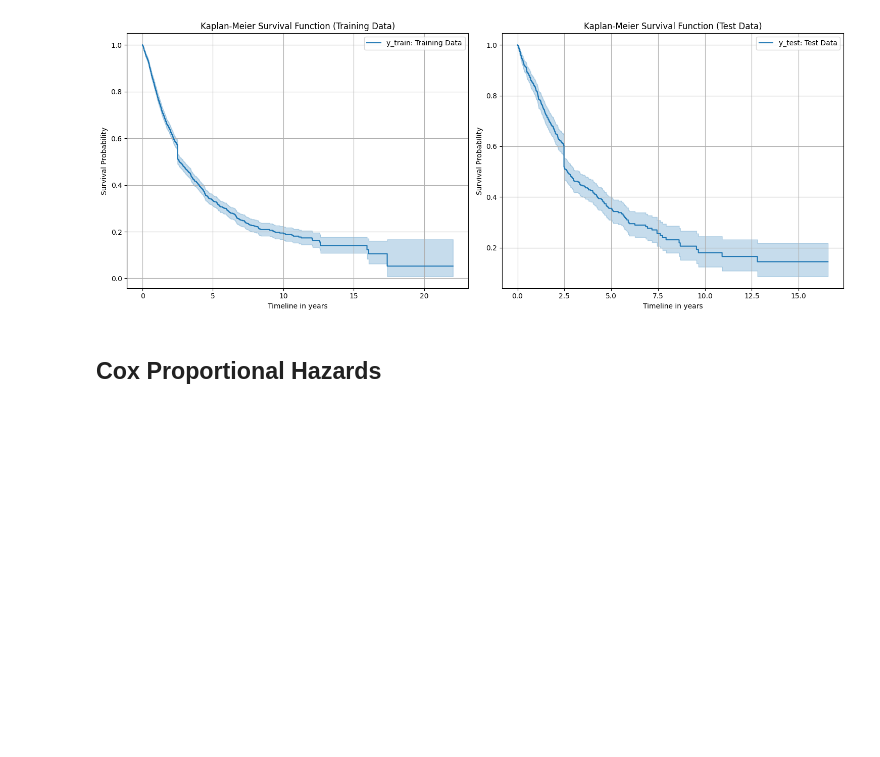
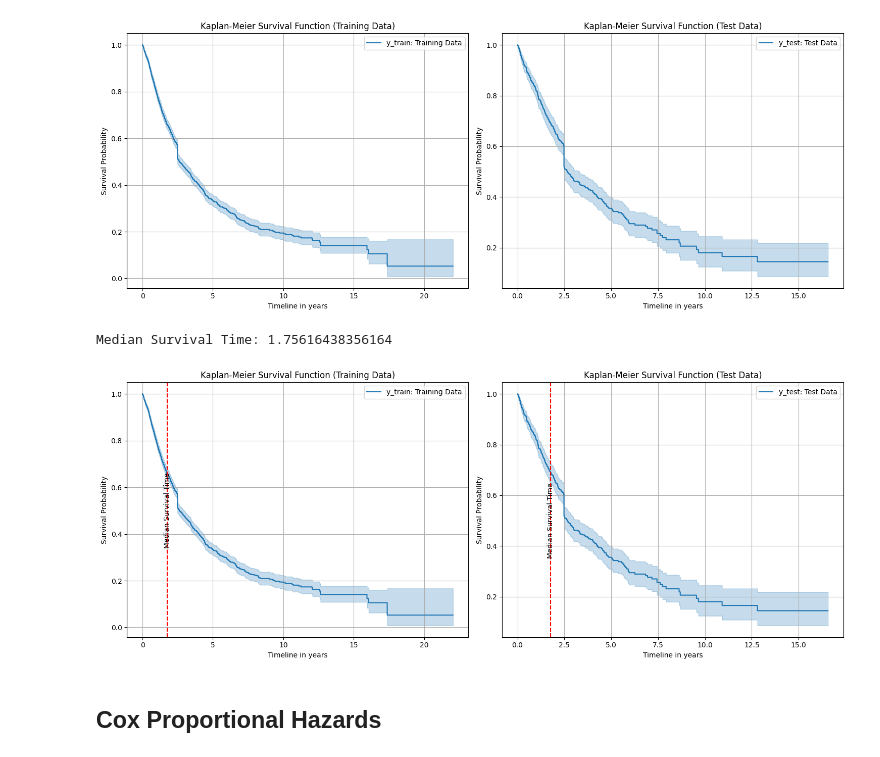
Before and after one commit to kaSae6/PredictLeukemiaSurvival, a Jupyter notebook: 2_BaselineModel/baseline_model copy_MM.ipynb, the cells around one changed output. Cells and saved outputs as stored; diff of their text form; code cells hidden in the pictures; blank space fills up the shorter version.

Commit message:
added median survival

```diff
--- a/2_BaselineModel/baseline_model copy_MM.ipynb
+++ b/2_BaselineModel/baseline_model copy_MM.ipynb
@@ -412,6 +412,48 @@ plt.tight_layout()
 plt.show()
 # %% [output]
 [figure]
+# %%
+# addition of median survival time
+
+median_survival_time = y_train["OS_YEARS"].median()
+print("Median Survival Time:", median_survival_time)
+# %% [output]
+Median Survival Time: 1.75616438356164
+# %%
+# add median_survival_time to kaplan meier plots for training and test data
+
+fig, ax = plt.subplots(1, 2, figsize=(15, 6))
+
+kmf.fit(y_train["OS_YEARS"], y_train["OS_STATUS"])
+kmf.plot(ax=ax[0])
+ax[0].set_title("Kaplan-Meier Survival Function (Training Data)")
+ax[0].set_xlabel("Timeline in years")
+ax[0].set_ylabel("Survival Probability")
+ax[0].legend(["y_train: Training Data"])
+ax[0].grid(True)
+ax[0].axvline(median_survival_time, color="red", linestyle="--")
+
+kmf.fit(y_test["OS_YEARS"], y_test["OS_STATUS"])
+kmf.plot(ax=ax[1])
+ax[1].set_title("Kaplan-Meier Survival Function (Test Data)")
+ax[1].set_xlabel("Timeline in years")
+ax[1].set_ylabel("Survival Probability")
+ax[1].legend(["y_test: Test Data"])
+ax[1].grid(True)
+ax[1].axvline(median_survival_time, color="red", linestyle="--")
+# label the median survival time
+ax[0].text(median_survival_time, 0.5, "Median Survival Time", rotation=90, ha="center", va="center")
+ax[1].text(median_survival_time, 0.5, "Median Survival Time", rotation=90, ha="center", va="center")
+
+# add a vertical line at the median survival probability
+
+
+
+
+plt.tight_layout()
+plt.show()
+# %% [output]
+[figure, added]
 # %% [markdown]
 ## Cox Proportional Hazards
 # %%
```
